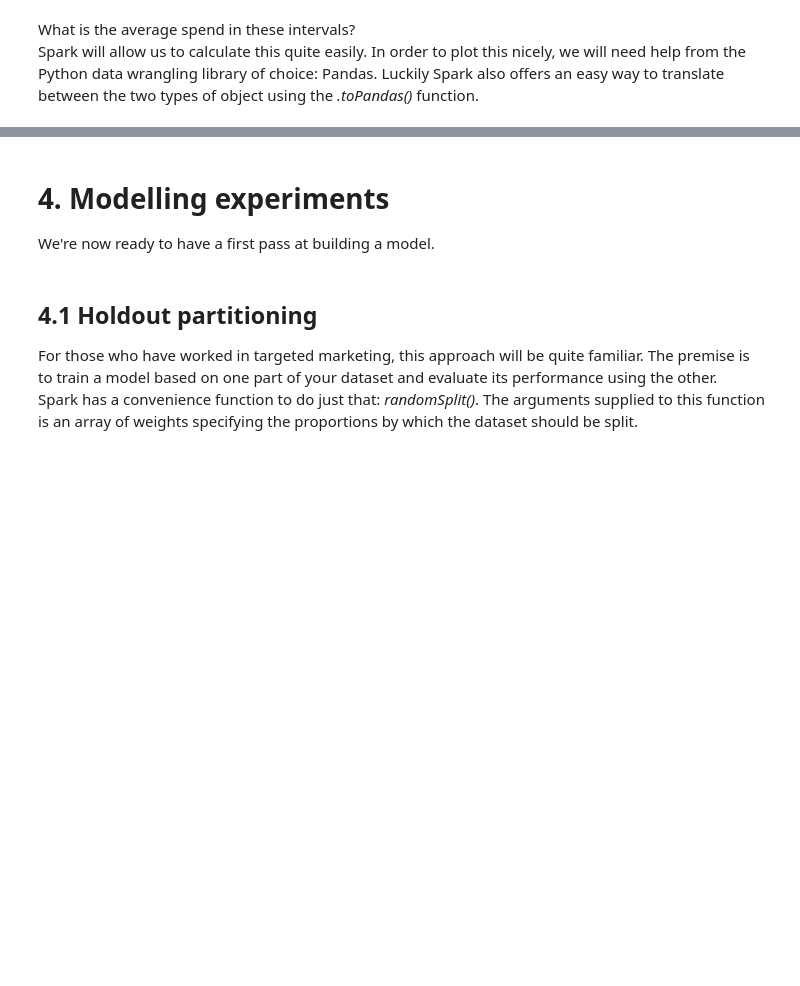
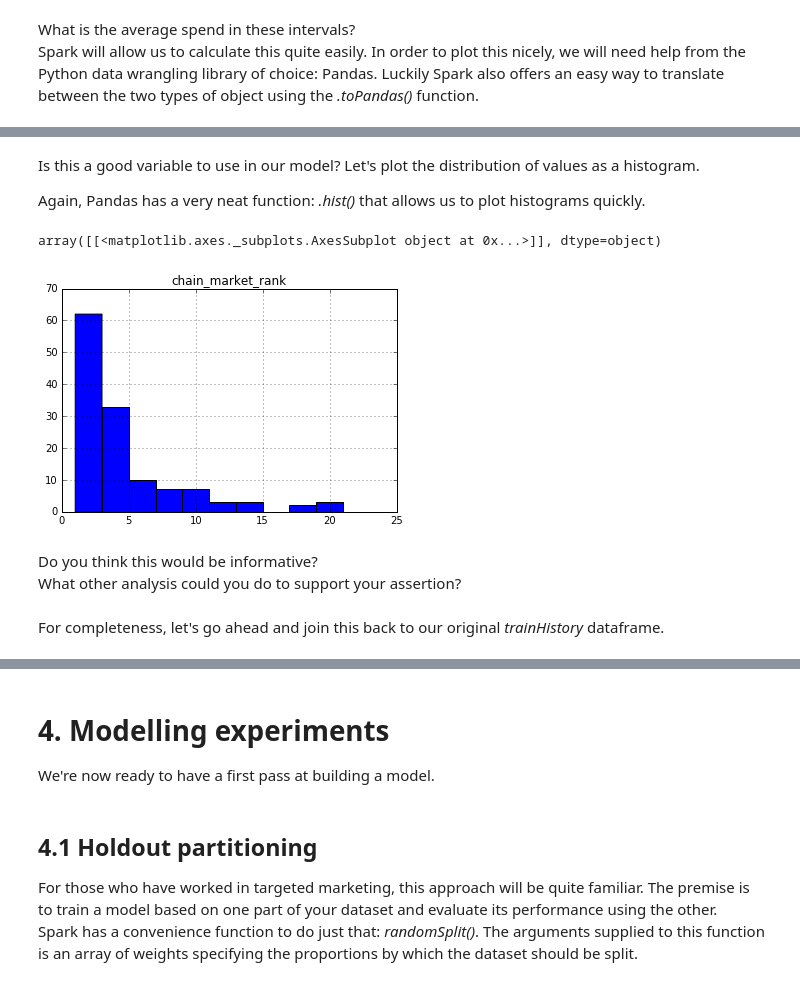
Before and after one commit to elopezphy/Cognihack_DSX, a Jupyter notebook: data_exploration_prep_model_py.ipynb, the cells around one changed output, grey strips where cells are left out. Saved outputs shown, nothing was run; the diff lists cells and outputs as text; code cells hidden in the pictures; blank space fills up the shorter version.

```diff
--- a/data_exploration_prep_model_py.ipynb
+++ b/data_exploration_prep_model_py.ipynb
@@ -729,0 +862,6 @@ average_spend_melt.plot(kind='scatter', x='interval_days', y='spend_ave', c="rep
+# %%
+historyCustCount = (trainHistory
+                    .groupBy("market", "chain")
+                    .agg(F.count("id").alias("customer_count")))
+historyCustCount.show()
+historyCustCount.count()
@@ -729,0 +890,5 @@ average_spend_melt.plot(kind='scatter', x='interval_days', y='spend_ave', c="rep
+# %%
+from pyspark.sql.window import Window
+w = Window.partitionBy("market").orderBy("customer_count")
+historyCustCount = historyCustCount.withColumn("chain_market_rank", F.rank().over(w))
+historyCustCount.show()
@@ -729,0 +913,14 @@ average_spend_melt.plot(kind='scatter', x='interval_days', y='spend_ave', c="rep
+# %% [markdown]
+Is this a good variable to use in our model? Let's plot the distribution of values as a histogram.
+
+Again, Pandas has a very neat function: *.hist()* that allows us to plot histograms quickly.
+# %%
+historyCustCount.toPandas().hist(column="chain_market_rank")
+# %% [output]
+array([[<matplotlib.axes._subplots.AxesSubplot object at 0x...>]], dtype=object)
+[figure, added]
+# %% [markdown]
+Do you think this would be informative?
+What other analysis could you do to support your assertion?
+# %% [markdown]
+For completeness, let's go ahead and join this back to our original _trainHistory_ dataframe.
```
Also changed, not shown: parts of 88 cells of this notebook.
